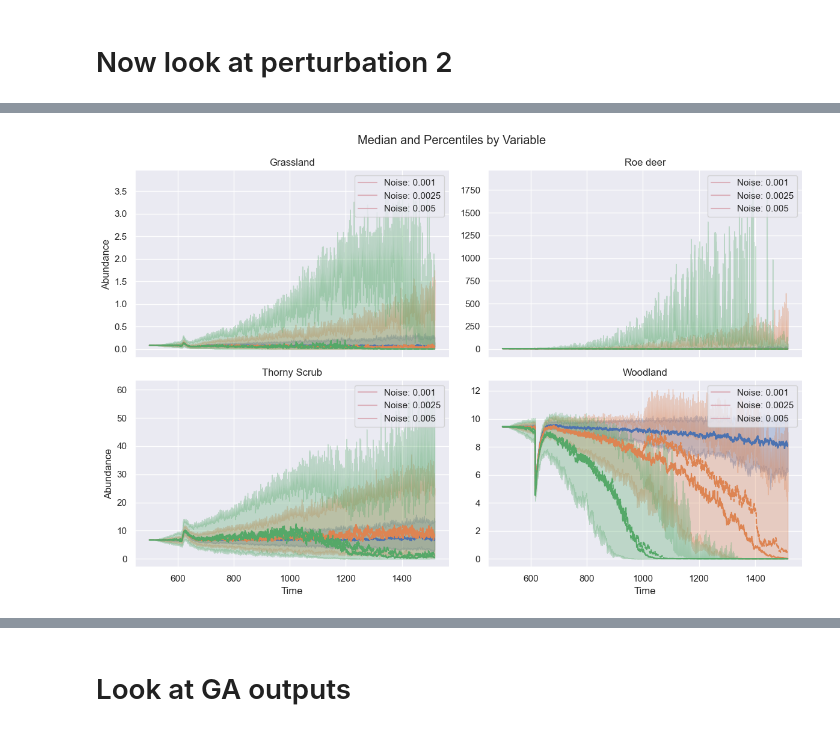
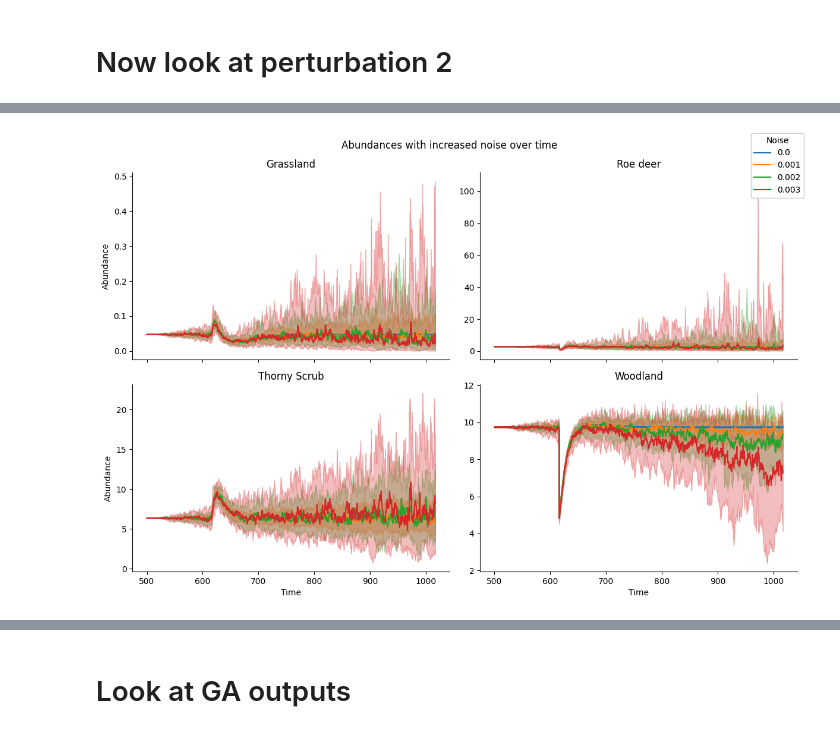
Before and after one commit to emjneil/rewilding_resilience, a Jupyter notebook: ode_experiments.ipynb, the cells around one changed output, grey strips where cells are left out. Cells and saved outputs as stored; diff of their text form; code cells hidden in the pictures.

```diff
--- a/ode_experiments.ipynb
+++ b/ode_experiments.ipynb
@@ -84,12 +118,12 @@ ode_stochastic_timeseries
+# %%
+df_combined = pd.read_csv('eem_stochastic_exp_timeseries.csv').drop(['Unnamed: 0'], axis=1)
 # %%
 # adjust df for graphing
-melted_df_stochastic_ga = ode_stochastic_timeseries.melt(id_vars=['time', 'Noise', 'Optimised'],
+df = df_combined.melt(id_vars=['time', 'Noise'],
                                    value_vars=['grasslandParkland', 'thornyScrub', 'woodland', 'roeDeer'],
                                    var_name='Variable', value_name='Value')
+
+# look only at last 500 years (from equilibrium)
+df = df.loc[df["time"] >= 500].reset_index()
-# %%
-# look only at the perturbation section
-df = melted_df_stochastic_ga.loc[melted_df_stochastic_ga["time"] >= 499]
 # %%
-# calculate median
-grouped_df = df.groupby(['time', 'Variable', 'Noise', 'Optimised'])['Value'].agg(median=np.median, percentile_95th=lambda x: np.percentile(x, 95), percentile_5th=lambda x: np.percentile(x, 5)).reset_index()
-grouped_df
+grouped_df = df.groupby(['time', 'Variable', 'Noise'])['Value'].agg(median=np.median, percentile_95th=lambda x: np.percentile(x, 95), percentile_5th=lambda x: np.percentile(x, 5)).reset_index()
@@ -119,10 +161,6 @@ for variable, ax in zip(grouped_df['Variable'].unique(), g.axes):
 
     # Get the unique noise levels for the variable
     noise_levels = data['Noise'].unique()
-
-    # Initialize a list to store the lines and labels for the legend
-    lines = []
-    labels = []
 
     # Iterate over each noise level and plot the fill between the percentiles
     for i, noise in enumerate(noise_levels):
@@ -134,40 +172,49 @@ for variable, ax in zip(grouped_df['Variable'].unique(), g.axes):
         upper = noise_data[noise_data.columns[-1]].values
 
         # Get the color for the line and fill_between
         line_color = sns.color_palette()[i]
         fill_color = line_color
 
         # Plot the line
-        sns.lineplot(data=noise_data, x='time', y='median', style = "Optimised", color=line_color, ax=ax)
+        sns.lineplot(data=noise_data, x='time', y='median', color=line_color, ax=ax, legend=False)
 
         # Plot the fill_between
         ax.fill_between(noise_data['time'], lower, upper, alpha=0.3, color=fill_color)
-
-        # Append the line and label to the legend lists
-        lines.append(line)
-        labels.append(f"Noise: {noise}")
-
-    # Add the legend for the variable
-    ax.legend(lines, labels)
 
     # Set the title for each subplot
     ax.set_title(variable)
 
 # Set the overall title for the facetgrid
-g.fig.suptitle("Median and Percentiles by Variable")
+g.fig.suptitle("Abundances with increased noise over time")
 
 # Set axis labels
 g.set_axis_labels('Time', 'Abundance')
 
 # Set title for each subplot
 titles = ['Grassland', 'Roe deer','Thorny Scrub', 'Woodland']
 for ax, title in zip(g.axes.flat, titles):
     ax.set_title(title)
 
 # Adjust the spacing between subplots
 g.fig.tight_layout()
 
+# legend
+handles, labels = [], []
+for i, noise in enumerate(grouped_df['Noise'].unique()):
+    line_color = sns.color_palette()[i]
+    fill_color = line_color
+    handles.append(plt.Line2D([], [], color=line_color, linestyle='-', label=noise))
+    labels.append(noise)
+
+# Add style information to the legend
+# handles.extend([
+#                 plt.Line2D([], [], color='black', linestyle='--', label='Optimised')])
+# labels.extend(['Optimised'])
+
+legend = g.fig.legend(handles, labels, title='Noise', loc='upper right')
+plt.gca().add_artist(legend)
+
 # Show the plot
 plt.show()
 # %% [output]
-[figure, old version]
+[figure, new version]
```
Also changed, not shown: parts of 32 cells of this notebook, 13 other files.
